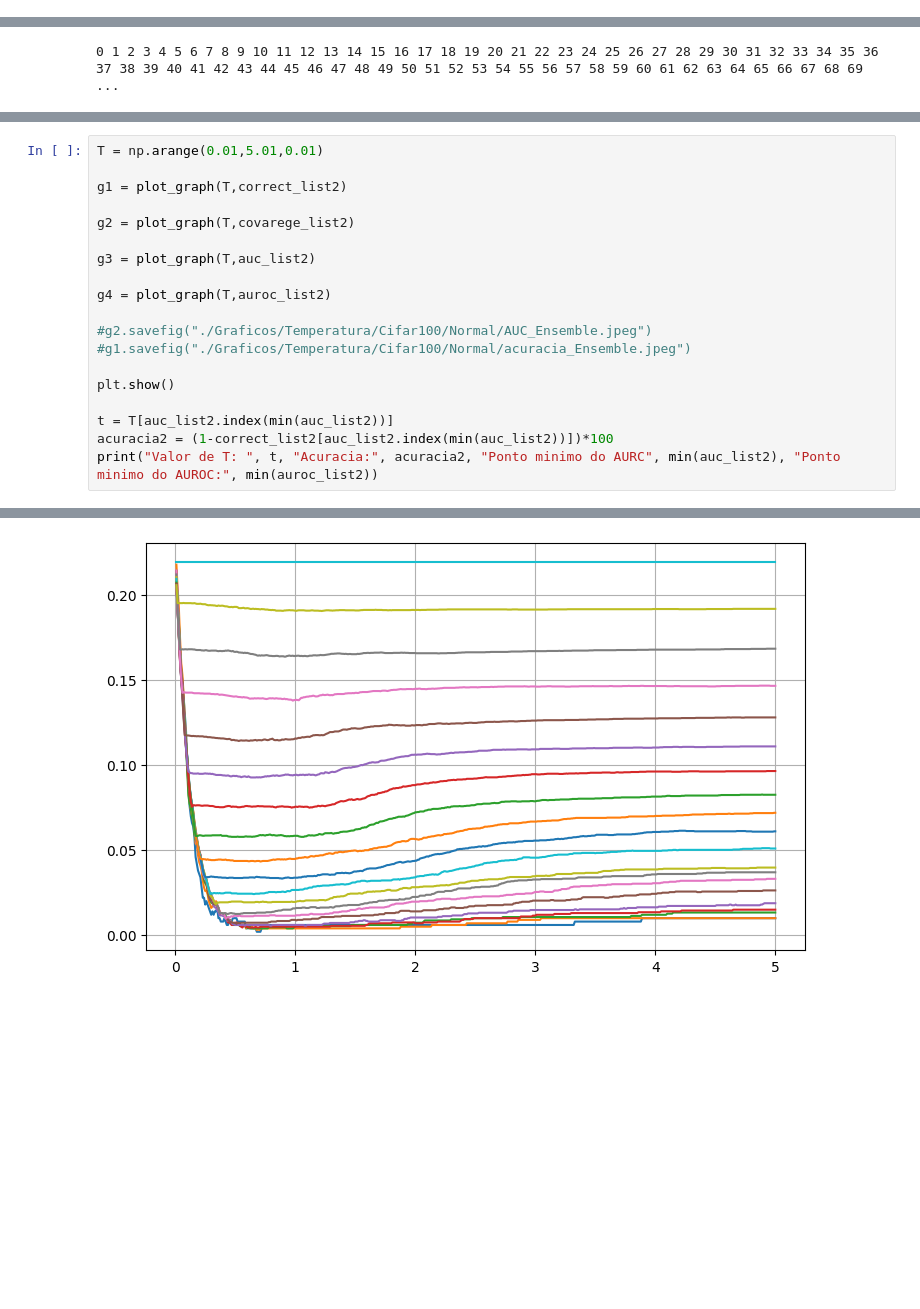
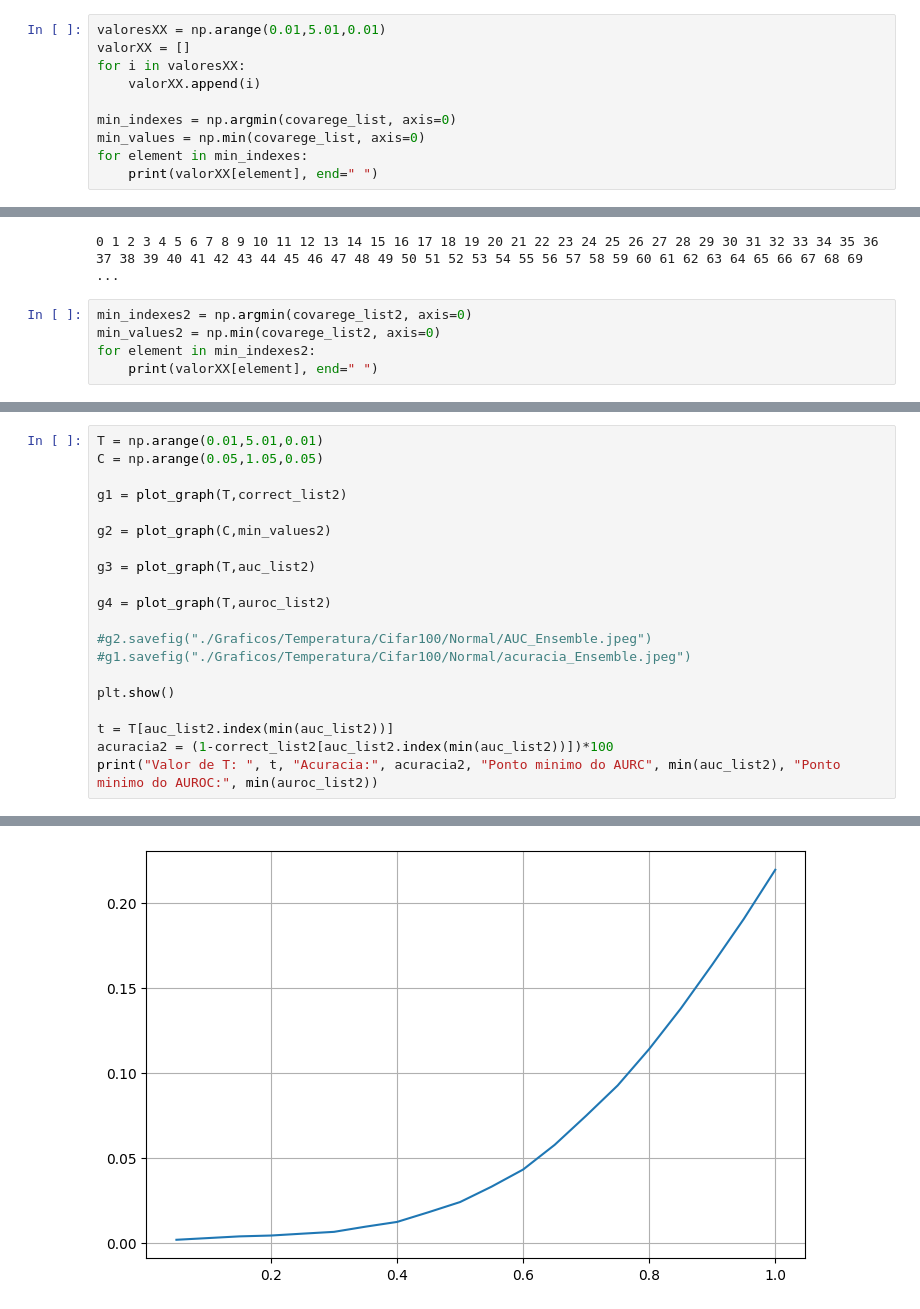
Before and after one commit to LuigipDoria/Estimacao_de_Incerteza, a Jupyter notebook: Temperatura_incerteza.ipynb, the cells around one changed output, grey strips where cells are left out. Drawn from its saved outputs; the diff is of its cells as text; blank space fills up the shorter version.

```diff
--- a/Temperatura_incerteza.ipynb
+++ b/Temperatura_incerteza.ipynb
@@ -144,0 +138,10 @@ array([0.108     , 0.118     , 0.11533333, 0.121     , 0.1212    ,
+# %%
+valoresXX = np.arange(0.01,5.01,0.01)
+valorXX = []
+for i in valoresXX:
+    valorXX.append(i)
+
+min_indexes = np.argmin(covarege_list, axis=0)
+min_values = np.min(covarege_list, axis=0)
+for element in min_indexes:
+    print(valorXX[element], end=" ")
@@ -387,3 +410,8 @@ for valor1 in valores1:
         auroc_list_Tdif2.append(AUROC(predict, labels_cat.to("cuda"), uncs))
 # %% [output]
 0 1 2 3 4 5 6 7 8 9 10 11 12 13 14 15 16 17 18 19 20 21 22 23 24 25 26 27 28 29 30 31 32 33 34 35 36 37 38 39 40 41 42 43 44 45 46 47 48 49 50 51 52 53 54 55 56 57 58 59 60 61 62 63 64 65 66 67 68 69  ...
+# %%
+min_indexes2 = np.argmin(covarege_list2, axis=0)
+min_values2 = np.min(covarege_list2, axis=0)
+for element in min_indexes2:
+    print(valorXX[element], end=" ")
@@ -390,25 +420,26 @@ for valor1 in valores1:
 # %%
 T = np.arange(0.01,5.01,0.01)
+C = np.arange(0.05,1.05,0.05)
 
 g1 = plot_graph(T,correct_list2)
 
-g2 = plot_graph(T,covarege_list2)
+g2 = plot_graph(C,min_values2)
 
 g3 = plot_graph(T,auc_list2)
 
 g4 = plot_graph(T,auroc_list2)
 
 #g2.savefig("./Graficos/Temperatura/Cifar100/Normal/AUC_Ensemble.jpeg")
 #g1.savefig("./Graficos/Temperatura/Cifar100/Normal/acuracia_Ensemble.jpeg")
 
 plt.show()
 
 t = T[auc_list2.index(min(auc_list2))]
 acuracia2 = (1-correct_list2[auc_list2.index(min(auc_list2))])*100
 print("Valor de T: ", t, "Acuracia:", acuracia2, "Ponto minimo do AURC", min(auc_list2), "Ponto minimo do AUROC:", min(auroc_list2))
 # %% [output]
 [figure]
-[figure, old version]
+[figure, new version]
 [figure]
 [figure]
 Valor de T:  0.68 Acuracia: 78.03 Ponto minimo do AURC 0.0559900726500881 Ponto minimo do AUROC: 0.11846172629121382
```
Also changed, not shown: parts of 8 cells of this notebook, 9 other files.
